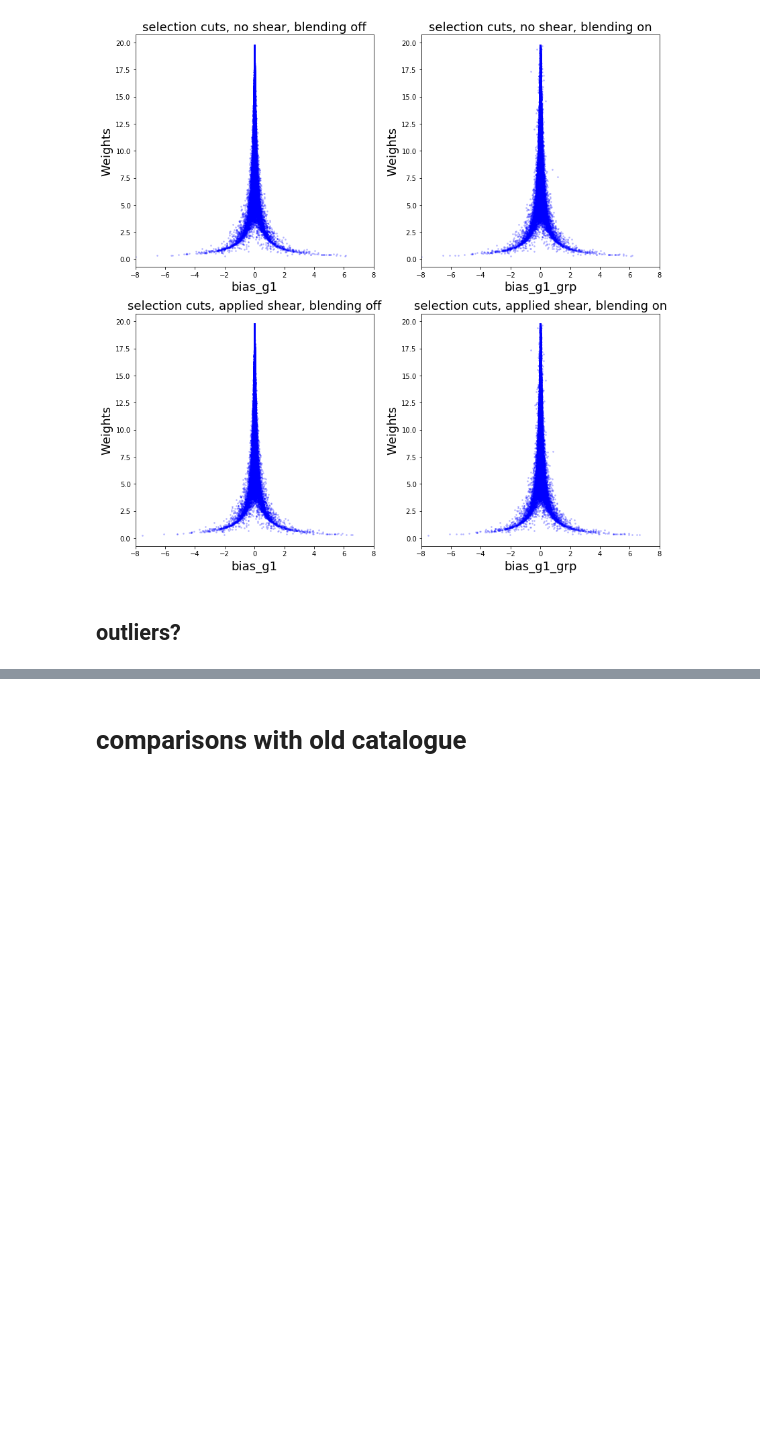
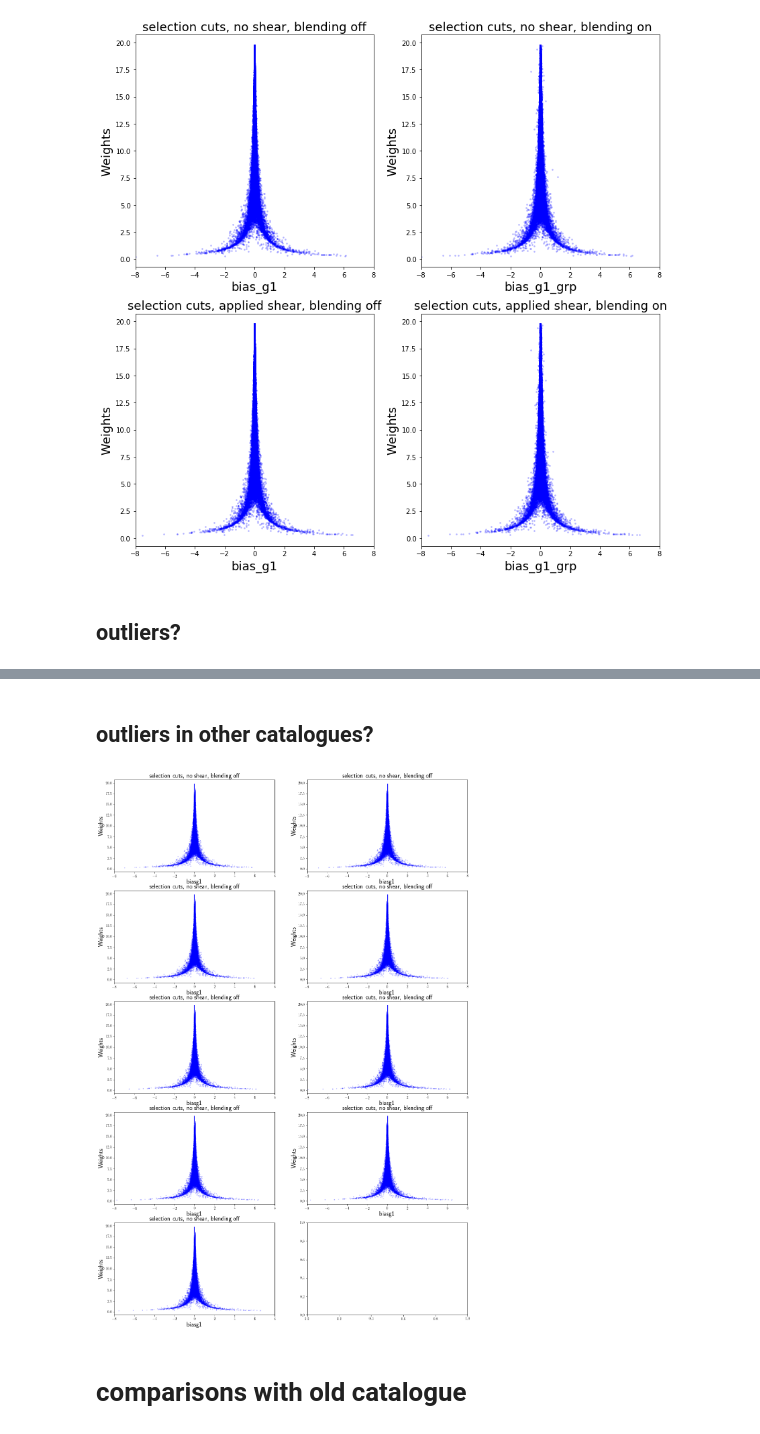
Before and after one commit to ismael-mendoza/wld_code, a Jupyter notebook: notebooks/reflect2.ipynb, the cells around one changed output, grey strips where cells are left out. Saved outputs shown, nothing was run; the diff lists cells and outputs as text; code cells hidden in the pictures; blank space fills up the shorter version.

Commit message:
finished running newest catalogues from SLAC obtained the newest money plot now sitting in reflect2

```diff
--- a/notebooks/reflect2.ipynb
+++ b/notebooks/reflect2.ipynb
@@ -96,3 +143,5 @@ print(len(fscat1),len(fscat2))
+# %%
+fcats = [Table.read( f"data/fcats/fcat{i}.fits") for i in range(9)]
 # %% [markdown]
 # Condition numbers
 # %%
@@ -167,6 +216,31 @@ Table length=1
 | db_id | grp_id | grp_size | grp_rank | visible | xmin | xmax | ymin | ymax | f_disk | f_bulge | dx | ... |
 | int64 | int64 | int16 | int16 | int16 | int32 | int32 | int32 | int32 | float32 | float32 | float32 | ... |
 | 402702075926 | 402702075926 | 3 | 0 | 1 | 5942 | 5962 | 5480 | 5498 | 0.99134684 | 0.008653155 | -609.43994 | ... |
+# %% [markdown]
+## outliers in other catalogues?
+# %%
+fig, axs = plt.subplots(5,2,figsize=(18,28))
+axes = axs.flatten()
+weights_bias_scatter(axes[0], fcats[0], '1', 'iso', xlim=[-8,8], size_dots=3, alpha=0.2,
+                     xlabel="biasg1", title="selection cuts, no shear, blending off")
+weights_bias_scatter(axes[1], fcats[1], '1', 'iso', xlim=[-8,8], size_dots=3, alpha=0.2,
+                     xlabel="biasg1", title="selection cuts, no shear, blending off")
+weights_bias_scatter(axes[2], fcats[2], '1', 'iso', xlim=[-8,8], size_dots=3, alpha=0.2,
+                     xlabel="biasg1", title="selection cuts, no shear, blending off")
+weights_bias_scatter(axes[3], fcats[3], '1', 'iso', xlim=[-8,8], size_dots=3, alpha=0.2,
+                     xlabel="biasg1", title="selection cuts, no shear, blending off")
+weights_bias_scatter(axes[4], fcats[4], '1', 'iso', xlim=[-8,8], size_dots=3, alpha=0.2,
+                     xlabel="biasg1", title="selection cuts, no shear, blending off")
+weights_bias_scatter(axes[5], fcats[5], '1', 'iso', xlim=[-8,8], size_dots=3, alpha=0.2,
+                     xlabel="biasg1", title="selection cuts, no shear, blending off")
+weights_bias_scatter(axes[6], fcats[6], '1', 'iso', xlim=[-8,8], size_dots=3, alpha=0.2,
+                     xlabel="biasg1", title="selection cuts, no shear, blending off")
+weights_bias_scatter(axes[7], fcats[7], '1', 'iso', xlim=[-8,8], size_dots=3, alpha=0.2,
+                     xlabel="biasg1", title="selection cuts, no shear, blending off")
+weights_bias_scatter(axes[8], fcats[8], '1', 'iso', xlim=[-8,8], size_dots=3, alpha=0.2,
+                     xlabel="biasg1", title="selection cuts, no shear, blending off")
+# %% [output]
+[figure, added]
 # %% [markdown]
 # comparisons with old catalogue
 # %% [markdown]
```
Also changed, not shown: parts of 24 cells of this notebook, 1 other file.
